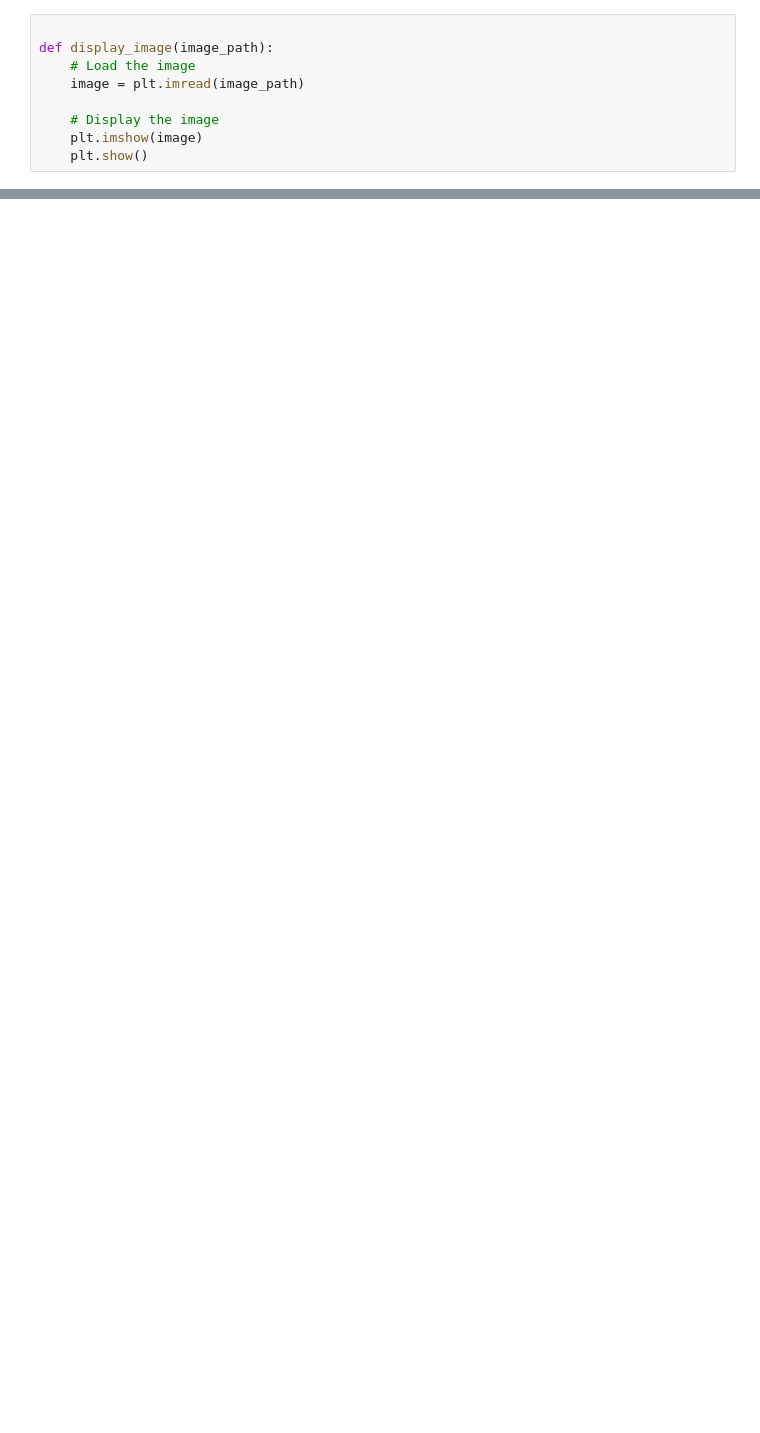
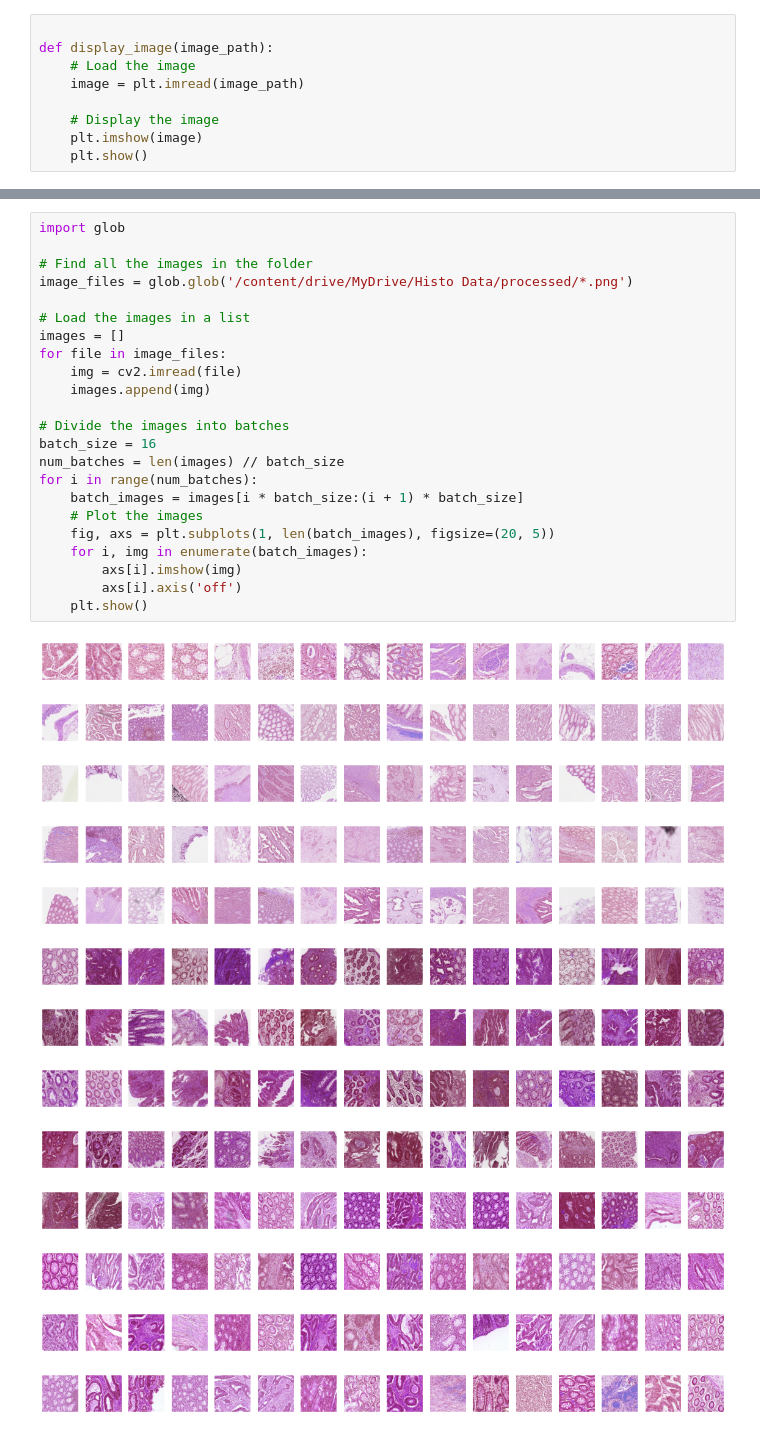
Before and after one commit to Hassan-293/Cancerous-Cells-Segmentation, a Jupyter notebook: Cancer_Detection.ipynb, the cells around one changed output, grey strips where cells are left out. Saved outputs shown, nothing was run; the diff lists cells and outputs as text; blank space fills up the shorter version.

```diff
--- a/Cancer_Detection.ipynb
+++ b/Cancer_Detection.ipynb
@@ -77,0 +60,37 @@ error: failed to push some refs to 'https://github.com/Hassan-293/https://github
+# %%
+import glob
+
+# Find all the images in the folder
+image_files = glob.glob('/content/drive/MyDrive/Histo Data/processed/*.png')
+
+# Load the images in a list
+images = []
+for file in image_files:
+    img = cv2.imread(file)
+    images.append(img)
+
+# Divide the images into batches
+batch_size = 16
+num_batches = len(images) // batch_size
+for i in range(num_batches):
+    batch_images = images[i * batch_size:(i + 1) * batch_size]
+    # Plot the images
+    fig, axs = plt.subplots(1, len(batch_images), figsize=(20, 5))
+    for i, img in enumerate(batch_images):
+        axs[i].imshow(img)
+        axs[i].axis('off')
+    plt.show()
+# %% [output]
+[figure, added]
+[figure, added]
+[figure, added]
+[figure, added]
+[figure, added]
+[figure, added]
+[figure, added]
+[figure, added]
+[figure, added]
+[figure, added]
+[figure, added]
+[figure, added]
+[figure, added]
```
Also changed, not shown: parts of 10 cells of this notebook.
